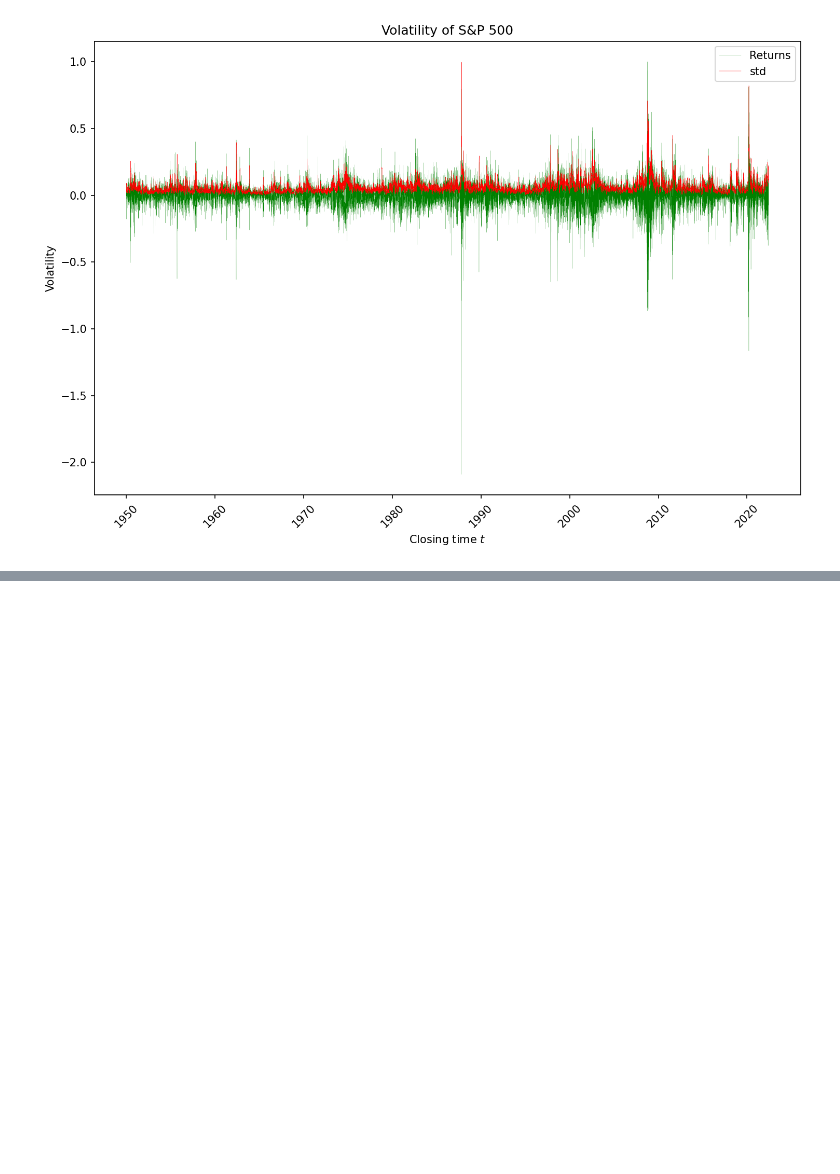
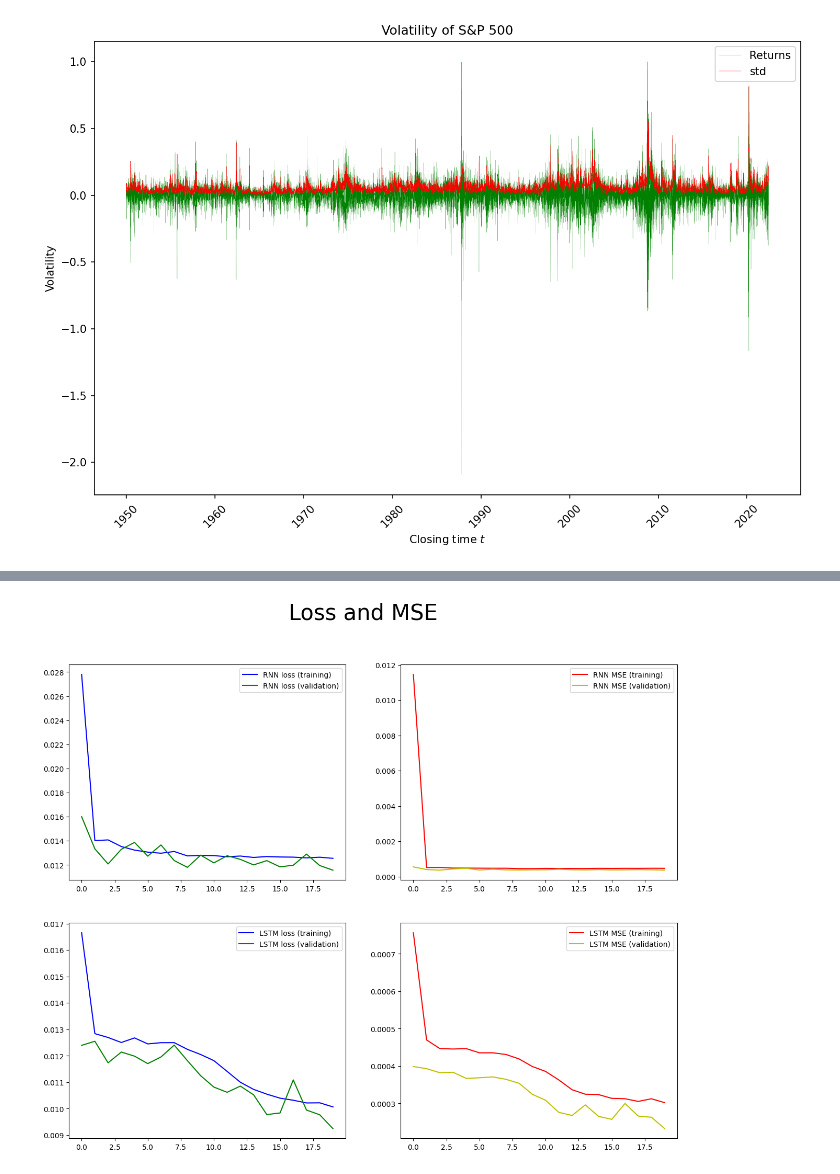
Before and after one commit to gittmp/sustainable-risk-modelling, a Jupyter notebook: Program/risk-forecasting.ipynb, the cells around one changed output, grey strips where cells are left out. Drawn from its saved outputs; the diff is of its cells as text; code cells hidden in the pictures; blank space fills up the shorter version.

```diff
--- a/Program/risk-forecasting.ipynb
+++ b/Program/risk-forecasting.ipynb
@@ -276,0 +280,16 @@ plt.show()
+# %%
+fig, ax = plt.subplots(len(metrics), 2, figsize=(15, 6 * len(metrics)), dpi=100)
+fig.suptitle("Loss and MSE", fontsize=30)
+
+for m in range(len(metrics.keys())):
+    model = list(models.keys())[m]
+
+    ax[m, 0].plot(histories[model]['loss'], color='b', label=f"{model} loss (training)")
+    ax[m, 0].plot(histories[model]['val_loss'], color='g', label=f"{model} loss (validation)")
+    ax[m, 0].legend(loc=0)
+
+    ax[m, 1].plot(histories[model]['mse'], color='r', label=f"{model} MSE (training)")
+    ax[m, 1].plot(histories[model]['val_mse'], color='y', label=f"{model} MSE (validation)")
+    ax[m, 1].legend(loc=0)
+# %% [output]
+[figure, added]
```
Also changed, not shown: parts of 7 cells of this notebook.
